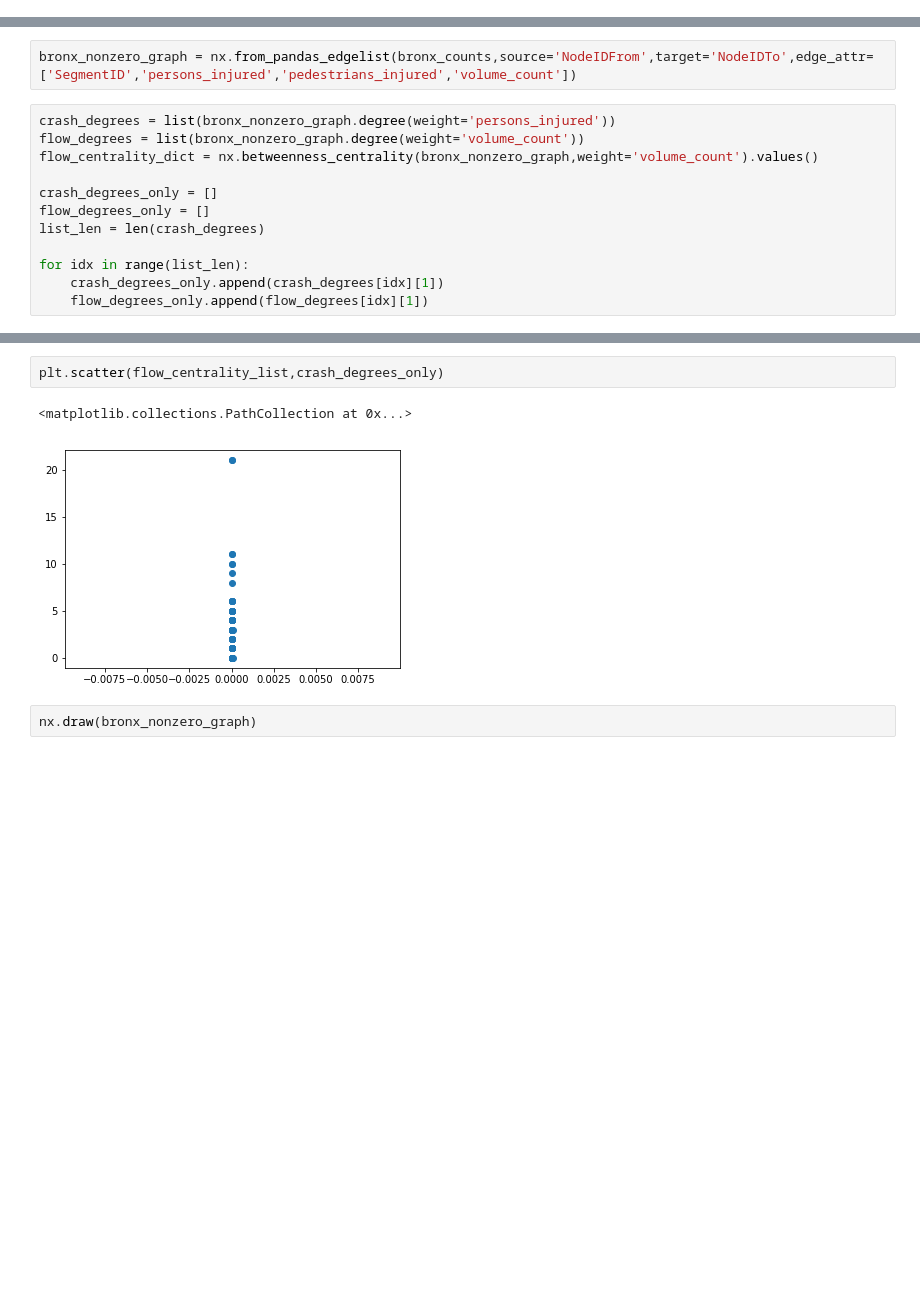
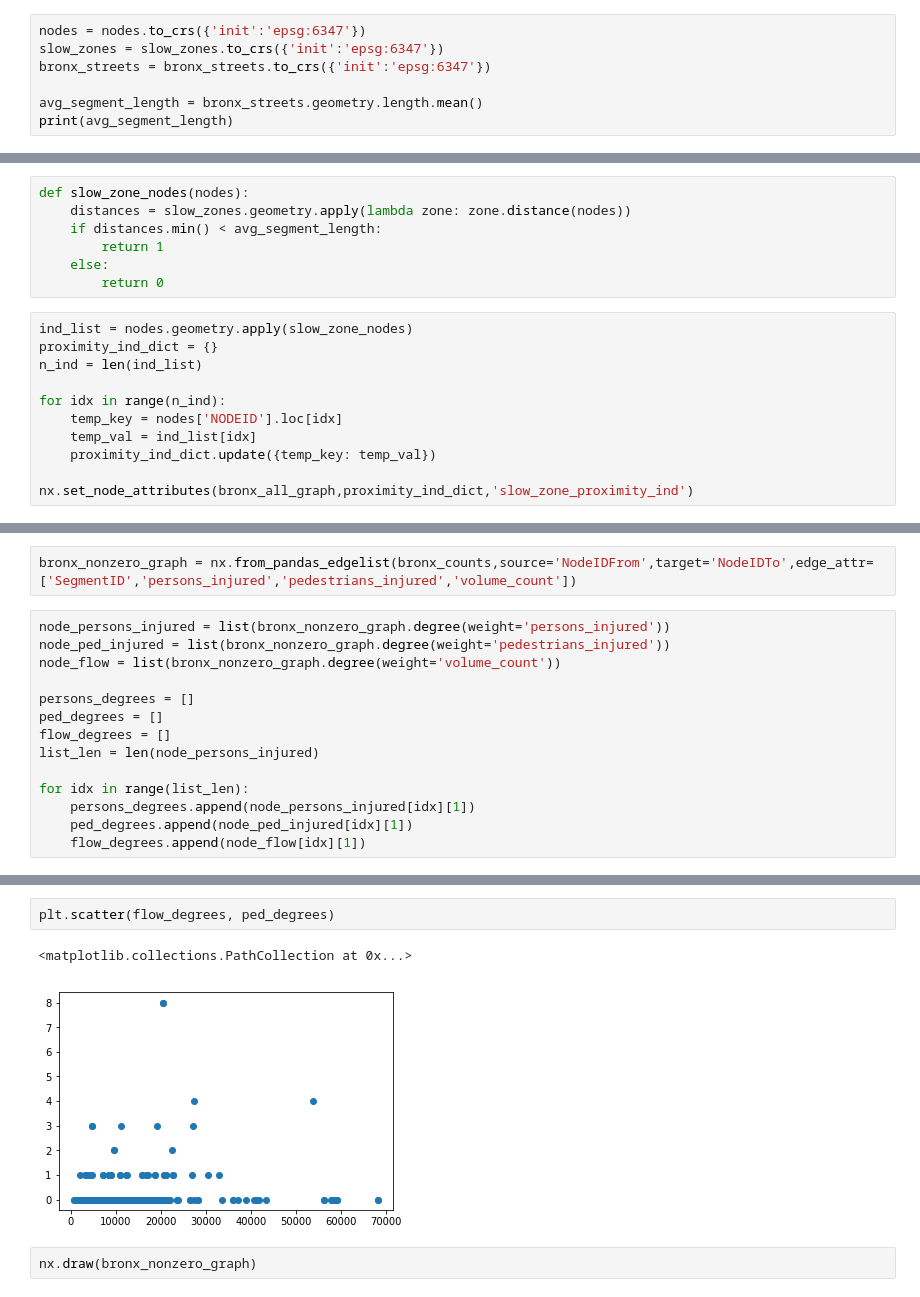
Before and after one commit to galowich/cee345, a Jupyter notebook: network_analysis.ipynb, the cells around one changed output, grey strips where cells are left out. Saved outputs shown, nothing was run; the diff lists cells and outputs as text; blank space fills up the shorter version.

```diff
--- a/network_analysis.ipynb
+++ b/network_analysis.ipynb
@@ -73,0 +95,7 @@ print(bronx_all_modmtx)
+# %%
+nodes = nodes.to_crs({'init':'epsg:6347'})
+slow_zones = slow_zones.to_crs({'init':'epsg:6347'})
+bronx_streets = bronx_streets.to_crs({'init':'epsg:6347'})
+
+avg_segment_length = bronx_streets.geometry.length.mean()
+print(avg_segment_length)
@@ -73,0 +104,18 @@ print(bronx_all_modmtx)
+# %%
+def slow_zone_nodes(nodes):
+    distances = slow_zones.geometry.apply(lambda zone: zone.distance(nodes))
+    if distances.min() < avg_segment_length:
+        return 1
+    else:
+        return 0
+# %%
+ind_list = nodes.geometry.apply(slow_zone_nodes)
+proximity_ind_dict = {}
+n_ind = len(ind_list)
+
+for idx in range(n_ind):
+    temp_key = nodes['NODEID'].loc[idx]
+    temp_val = ind_list[idx]
+    proximity_ind_dict.update({temp_key: temp_val})
+
+nx.set_node_attributes(bronx_all_graph,proximity_ind_dict,'slow_zone_proximity_ind')
@@ -88,14 +146,16 @@ bronx_counts.head()
 # %%
 bronx_nonzero_graph = nx.from_pandas_edgelist(bronx_counts,source='NodeIDFrom',target='NodeIDTo',edge_attr=['SegmentID','persons_injured','pedestrians_injured','volume_count'])
 # %%
-crash_degrees = list(bronx_nonzero_graph.degree(weight='persons_injured'))
-flow_degrees = list(bronx_nonzero_graph.degree(weight='volume_count'))
-flow_centrality_dict = nx.betweenness_centrality(bronx_nonzero_graph,weight='volume_count').values()
+node_persons_injured = list(bronx_nonzero_graph.degree(weight='persons_injured'))
+node_ped_injured = list(bronx_nonzero_graph.degree(weight='pedestrians_injured'))
+node_flow = list(bronx_nonzero_graph.degree(weight='volume_count'))
 
-crash_degrees_only = []
-flow_degrees_only = []
-list_len = len(crash_degrees)
+persons_degrees = []
+ped_degrees = []
+flow_degrees = []
+list_len = len(node_persons_injured)
 
 for idx in range(list_len):
-    crash_degrees_only.append(crash_degrees[idx][1])
-    flow_degrees_only.append(flow_degrees[idx][1])
+    persons_degrees.append(node_persons_injured[idx][1])
+    ped_degrees.append(node_ped_injured[idx][1])
+    flow_degrees.append(node_flow[idx][1])
@@ -109,10 +165,10 @@ plt.scatter(flow_degrees_only,crash_degrees_only)
 <matplotlib.collections.PathCollection at 0x...>
 [figure]
 # %%
-plt.scatter(flow_centrality_list,crash_degrees_only)
+plt.scatter(flow_degrees, ped_degrees)
 # %% [output]
 <matplotlib.collections.PathCollection at 0x...>
-[figure, old version]
+[figure, new version]
 # %%
 nx.draw(bronx_nonzero_graph)
 # %% [output]
```
Also changed, not shown: parts of 55 cells of this notebook.
